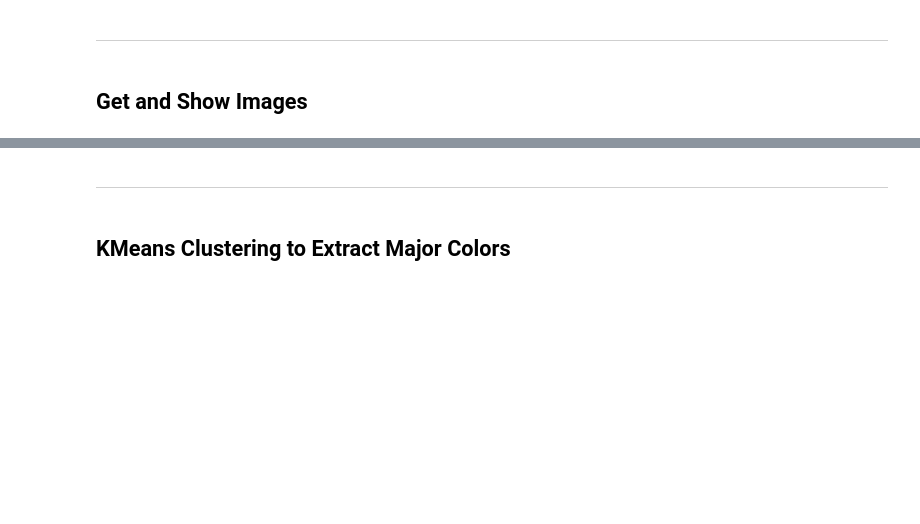
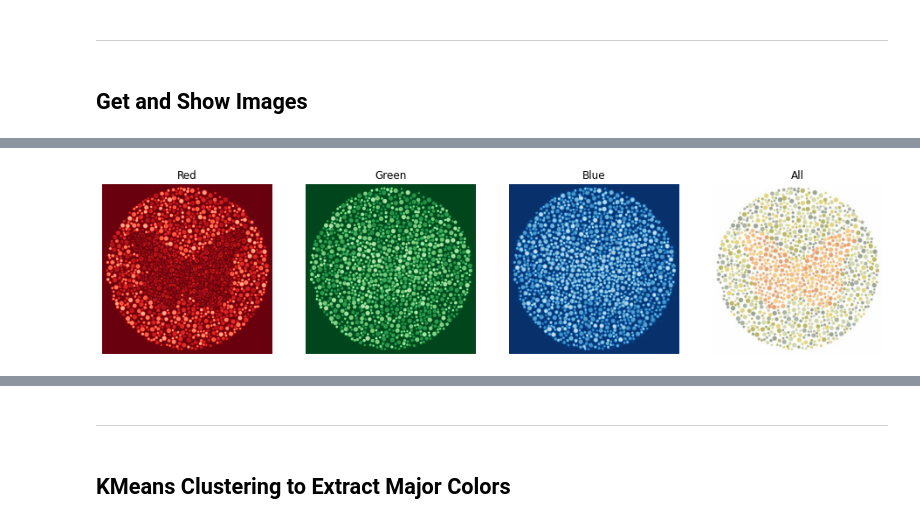
Before and after one commit to krisgch/WIP_color_detection_and_recolorization, a Jupyter notebook: image_reading.ipynb, the cells around one changed output, grey strips where cells are left out. Drawn from its saved outputs; the diff is of its cells as text; code cells hidden in the pictures; blank space fills up the shorter version.

```diff
--- a/image_reading.ipynb
+++ b/image_reading.ipynb
@@ -42,0 +79,4 @@ show_image(image)
+# %%
+show_layers(image5)
+# %% [output]
+[figure, added]
```
Also changed, not shown: parts of 37 cells of this notebook, 9 other files.
